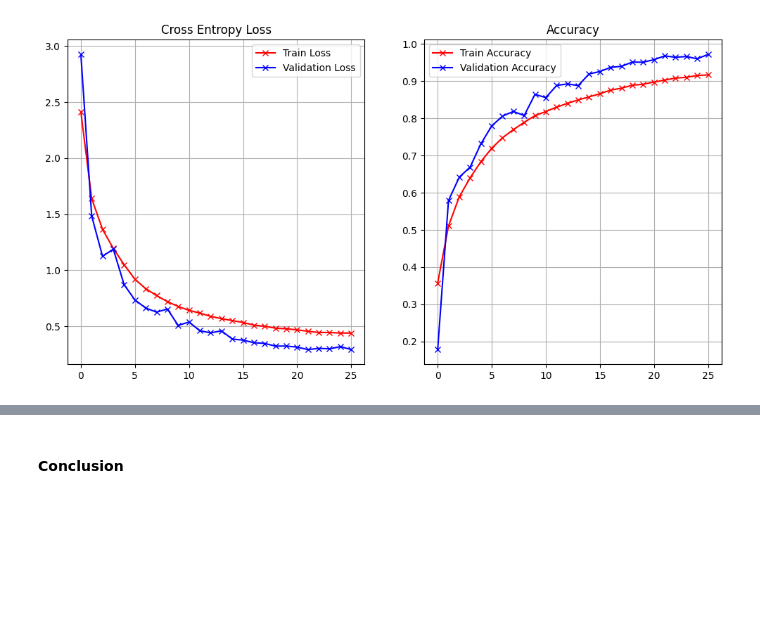
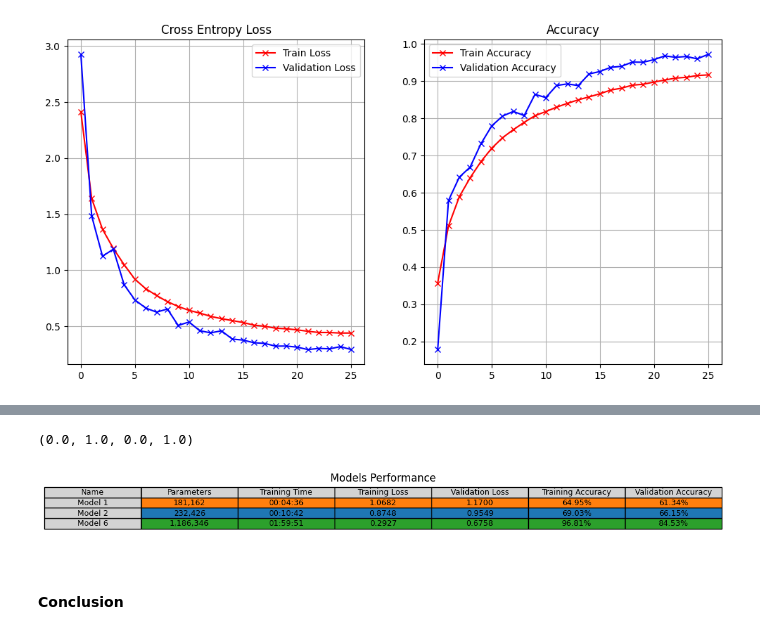
Before and after one commit to qkestacion07/CPE313, a Jupyter notebook: Estacion_Hands_on_Activity_2_1_Convolutional_Neural_Network.ipynb, the cells around one changed output, grey strips where cells are left out. Saved outputs shown, nothing was run; the diff lists cells and outputs as text; code cells hidden in the pictures; blank space fills up the shorter version.

```diff
--- a/Estacion_Hands_on_Activity_2_1_Convolutional_Neural_Network.ipynb
+++ b/Estacion_Hands_on_Activity_2_1_Convolutional_Neural_Network.ipynb
@@ -825,0 +863,23 @@ Model 6 Training Time:  119.85 minutes
+# %%
+labels = ['Model 1', 'Model 2', 'Model 6']
+colors = ['#ff7f0e','#1f77b4', '#2ca02c']
+total_params = []
+train_losses = []
+train_accs = []
+test_losses = []
+test_accs = []
+models = [model_1, model_2, model_6]
+model_times = [model1_time, model2_time, model6_time]
+
+def get_metric(model,x,y):
+    loss, acc = model.evaluate(x,y,batch_size=100)
+    return loss, acc
+
+for model in models:
+    total_params.append(model.count_params())
+    loss, acc = get_metric(model,x_train,y_train)
+    train_losses.append(loss)
+    train_accs.append(acc)
+    loss, acc = get_metric(model,x_test,y_test)
+    test_losses.append(loss)
+    test_accs.append(acc)
@@ -826,3 +895,27 @@ Model 6 Training Time:  119.85 minutes
+# %%
+plt.figure(figsize=(10,1.5))
+plt.table(cellText=[
+    [labels[i],
+    '{:,}'.format(total_params[i]),
+    '{:02d}:{:02d}:{:02d}'.format(int(model_times[i] // 3600), int((model_times[i] % 3600) // 60), int(model_times[i] % 60)),
+    '{:.4f}'.format(train_losses[i]),
+    '{:.4f}'.format(test_losses[i]),
+    '{:.2%}'.format(train_accs[i]),
+    '{:.2%}'.format(test_accs[i])] for i in range(3)],
+    colLabels=['Name','Parameters','Training Time','Training Loss' ,'Validation Loss','Training Accuracy', 'Validation Accuracy'],
+    colWidths=[0.2]*7,
+    cellLoc='center',
+    loc='center',
+    colColours=['lightgrey']*7,
+    cellColours=[
+        ['lightgrey', colors[i],colors[i],colors[i],colors[i],colors[i],colors[i]]
+        for i in range(3)])
+
+plt.title('Models Performance',y=0.8)
+plt.axis('off')
+# %% [output]
+(0.0, 1.0, 0.0, 1.0)
+[figure, added]
 # %% [markdown]
 #### Conclusion
 # %% [markdown]
```
Also changed, not shown: parts of 17 cells of this notebook.
